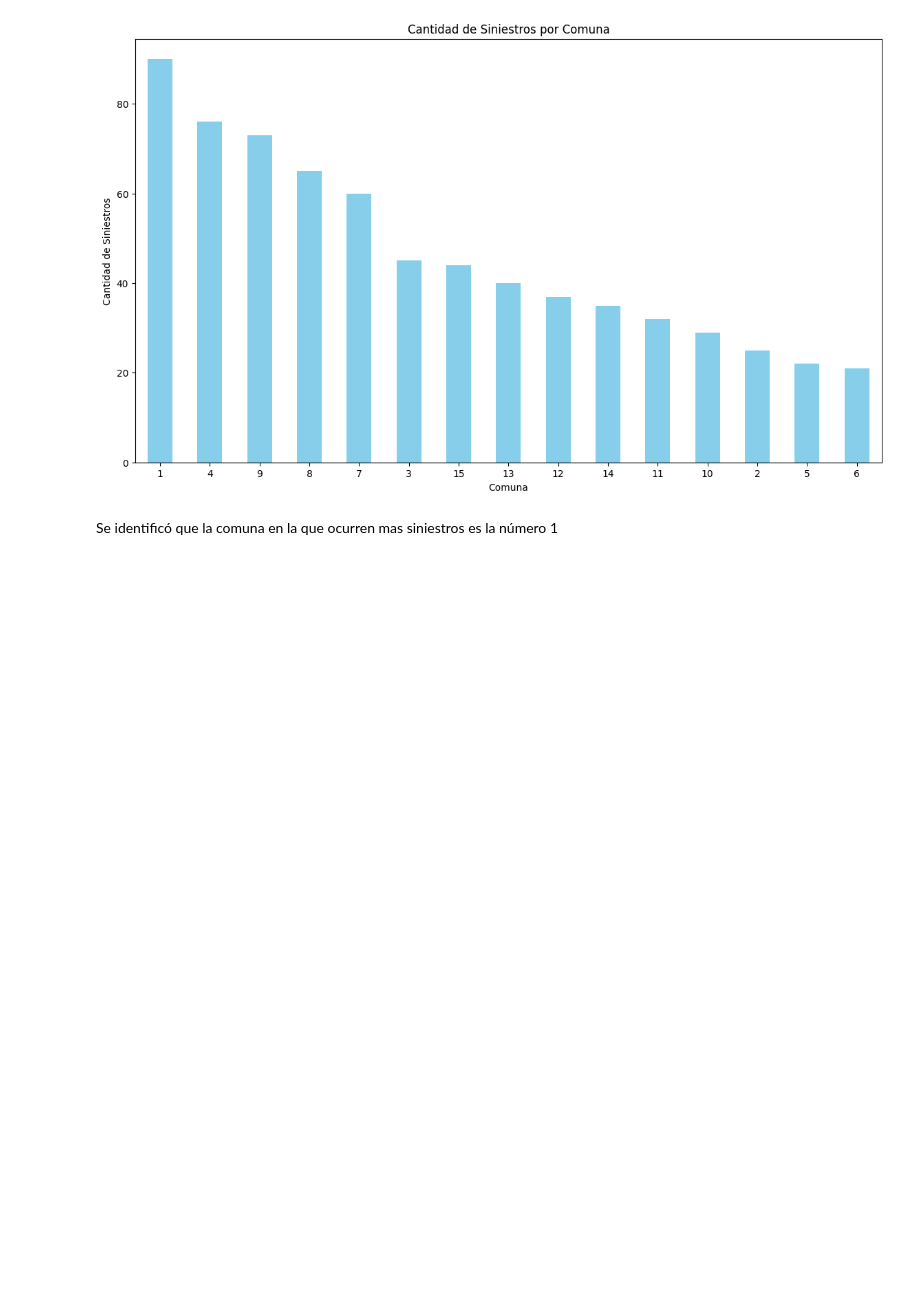
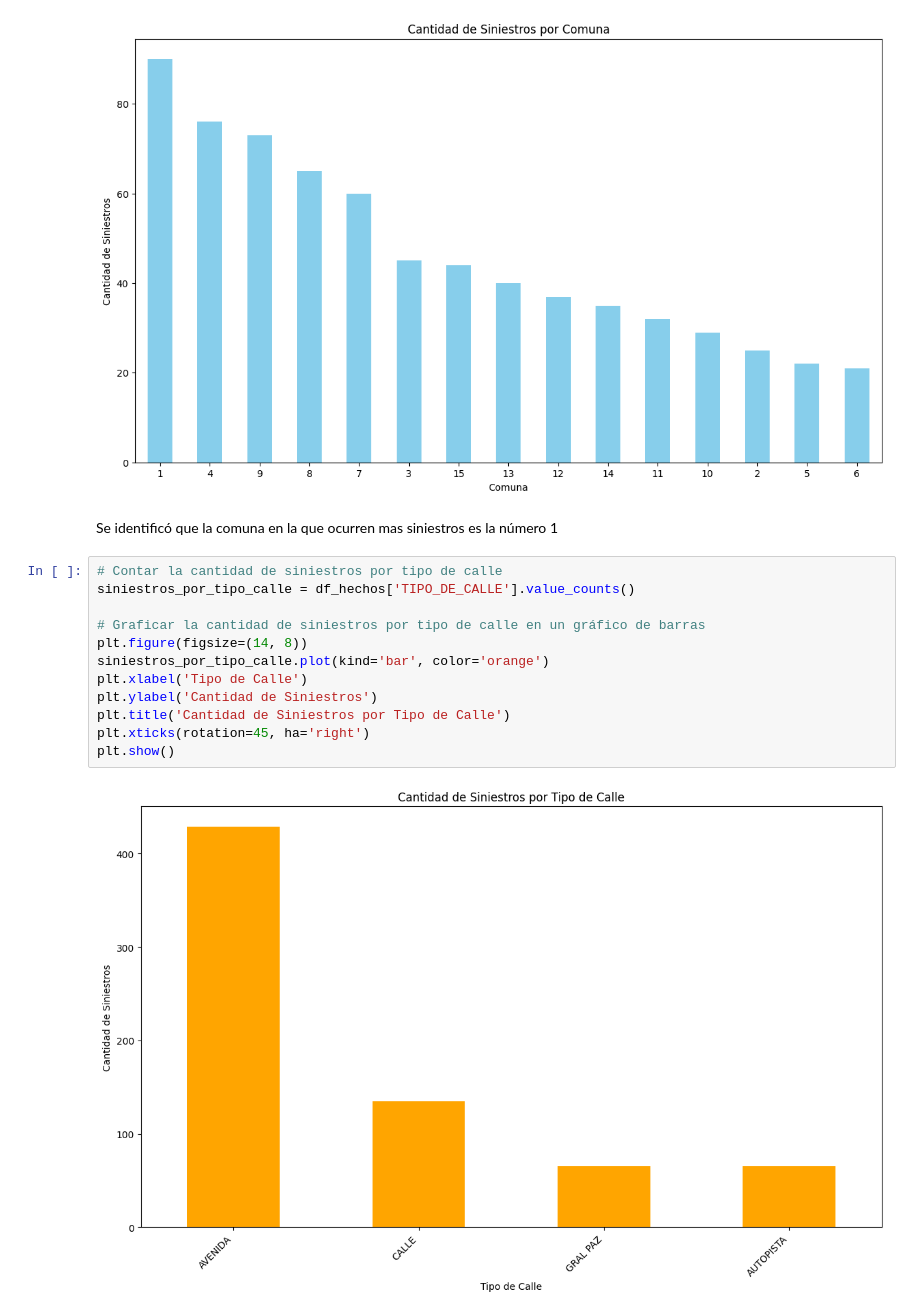
Before and after one commit to MLopezTouzon/PI-Data-Analytics, a Jupyter notebook: AnalisisConclusiones.ipynb, the cells around one changed output. Drawn from its saved outputs; the diff is of its cells as text; blank space fills up the shorter version.

```diff
--- a/AnalisisConclusiones.ipynb
+++ b/AnalisisConclusiones.ipynb
@@ -102,3 +102,17 @@ plt.show()
 [figure]
 # %% [markdown]
 Se identificó que la comuna en la que ocurren mas siniestros es la número 1
+# %%
+# Contar la cantidad de siniestros por tipo de calle
+siniestros_por_tipo_calle = df_hechos['TIPO_DE_CALLE'].value_counts()
+
+# Graficar la cantidad de siniestros por tipo de calle en un gráfico de barras
+plt.figure(figsize=(14, 8))
+siniestros_por_tipo_calle.plot(kind='bar', color='orange')
+plt.xlabel('Tipo de Calle')
+plt.ylabel('Cantidad de Siniestros')
+plt.title('Cantidad de Siniestros por Tipo de Calle')
+plt.xticks(rotation=45, ha='right')
+plt.show()
+# %% [output]
+[figure, added]
```
